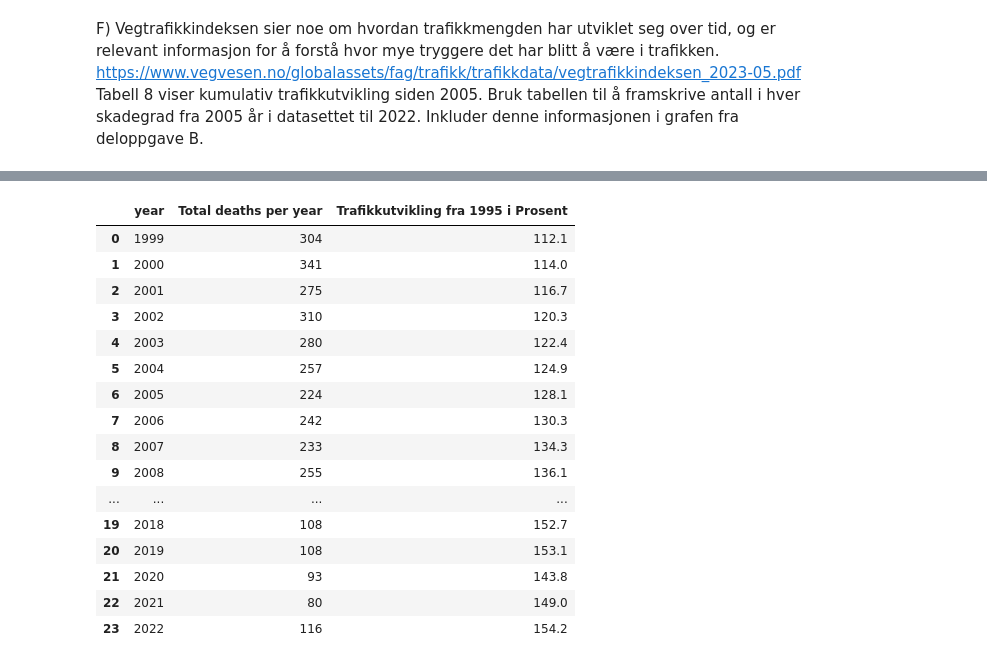
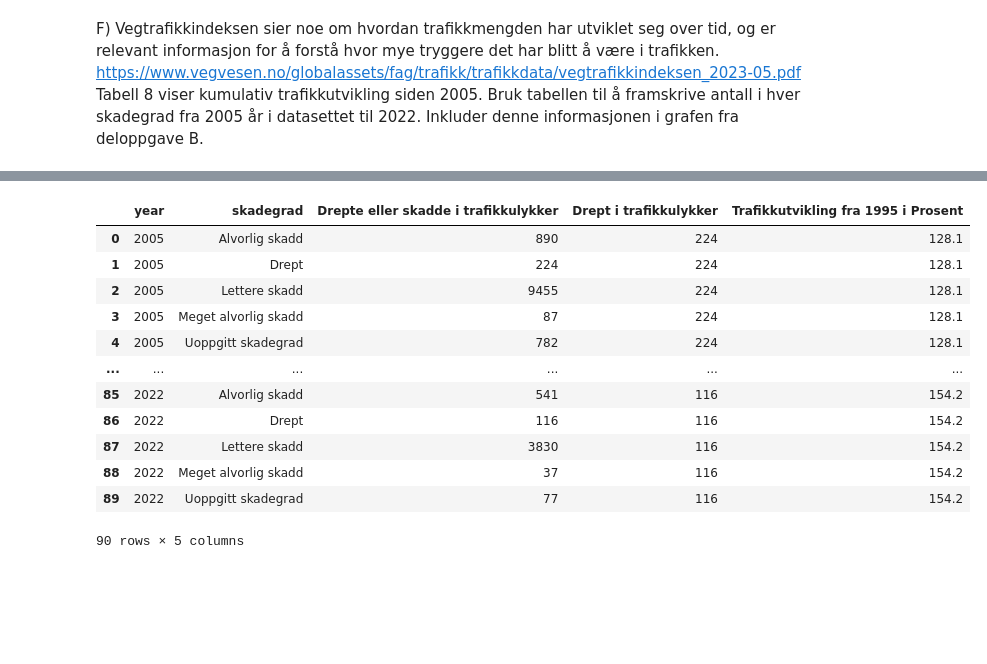
Before and after one commit to 267988/dmba_practice, a Jupyter notebook: obligatory_assignment1_2023/oppgave1_trafikkulykker.ipynb, the cells around one changed output, grey strips where cells are left out. Drawn from its saved outputs; the diff is of its cells as text; code cells hidden in the pictures; blank space fills up the shorter version.

```diff
--- a/obligatory_assignment1_2023/oppgave1_trafikkulykker.ipynb
+++ b/obligatory_assignment1_2023/oppgave1_trafikkulykker.ipynb
@@ -99,0 +71,6 @@ dfgr_b
+# %%
+# Vi velger kun drepte fra "skadegrad" kolonnen
+# Nå trenger vi å gruppere etter "year" og summere pr år. ear"
+# Legger til reset_index for å konvertere fra serie data til dataframe data.
+dfgr_b = df[(df["skadegrad"] == "Drept")].groupby("year")["Drepte eller skadde i trafikkulykker"].sum().reset_index(name="Drept i trafikkulykker")
+dfgr_b
@@ -212,15 +186,5 @@ df_indeks
 # Sammenslåing av indeksen og dataframe fra deloppgave B
 # Først endrer vi kolonnenavnet fra "år" til "year" for å gjøre det enklere å slå sammen
 df_indeks.rename(columns={"År": "year"}, inplace =True)
+dfgr_d2 =dfgr_d
 dfgr_b2 = dfgr_b
-# %%
-# Indeks framen inneholder data fra 1995 mens datasettet inneholder data fra 1999. Da sletter vi data for år 1995-1998.
-# Datasettet inneholder data for 2023, dette kan vi også slette.
-
-df_indeks = df_indeks[df_indeks["year"] > 1998]
-
-# Da slette vi år 2023 og fjerner data fra 1995 til 1999.
-
-dfgr_b2 = dfgr_b2[dfgr_b2["year"] != 2023]
-
-# Nå er intervaller 1999-2022 i begge dataframes
@@ -231,22 +191,31 @@ dfgr_b2 = dfgr_b2[dfgr_b2["year"] != 2023]
+# %%
+# Indeks framen inneholder data fra 1995 mens datasettet inneholder data fra 1999. Da sletter vi data for år 1995-1998.
+# Datasettet inneholder data for 2023, dette kan vi også slette.
+
+df_indeks = df_indeks[df_indeks["year"] > 2004]
+
+# Da slette vi år 2023 og fjerner data fra 1995 til og med 2004.
+
+dfgr_b2 = dfgr_b2[dfgr_b2["year"] != 2023]
+dfgr_d2 = dfgr_d2[dfgr_d2["year"] != 2023]
+# Nå er intervallet 2005-2022 i begge dataframes og indeks tabellen
 # %%
 # Slår sammen begge frames
-df_sammen = pd.merge(dfgr_b2, df_indeks, on="year")
+
+df_sammen_temp = pd.merge(dfgr_b2, df_indeks, on="year")
+df_sammen = pd.merge(dfgr_d2, df_sammen_temp, on="year")
 df_sammen
 # %% [output]
-|  | year | Total deaths per year | Trafikkutvikling fra 1995 i Prosent |
-| 0 | 1999 | 304 | 112.1 |
-| 1 | 2000 | 341 | 114.0 |
-| 2 | 2001 | 275 | 116.7 |
-| 3 | 2002 | 310 | 120.3 |
-| 4 | 2003 | 280 | 122.4 |
-| 5 | 2004 | 257 | 124.9 |
-| 6 | 2005 | 224 | 128.1 |
-| 7 | 2006 | 242 | 130.3 |
-| 8 | 2007 | 233 | 134.3 |
-| 9 | 2008 | 255 | 136.1 |
-| ... | ... | ... | ... |
-| 19 | 2018 | 108 | 152.7 |
-| 20 | 2019 | 108 | 153.1 |
-| 21 | 2020 | 93 | 143.8 |
-| 22 | 2021 | 80 | 149.0 |
-| 23 | 2022 | 116 | 154.2 |
+|  | year | skadegrad | Drepte eller skadde i trafikkulykker | Drept i trafikkulykker | Trafikkutvikling fra 1995 i Prosent |
+| 0 | 2005 | Alvorlig skadd | 890 | 224 | 128.1 |
+| 1 | 2005 | Drept | 224 | 224 | 128.1 |
+| 2 | 2005 | Lettere skadd | 9455 | 224 | 128.1 |
+| 3 | 2005 | Meget alvorlig skadd | 87 | 224 | 128.1 |
+| 4 | 2005 | Uoppgitt skadegrad | 782 | 224 | 128.1 |
+| ... | ... | ... | ... | ... | ... |
+| 85 | 2022 | Alvorlig skadd | 541 | 116 | 154.2 |
+| 86 | 2022 | Drept | 116 | 116 | 154.2 |
+| 87 | 2022 | Lettere skadd | 3830 | 116 | 154.2 |
+| 88 | 2022 | Meget alvorlig skadd | 37 | 116 | 154.2 |
+| 89 | 2022 | Uoppgitt skadegrad | 77 | 116 | 154.2 |
+90 rows × 5 columns
```
Also changed, not shown: parts of 21 cells of this notebook.
